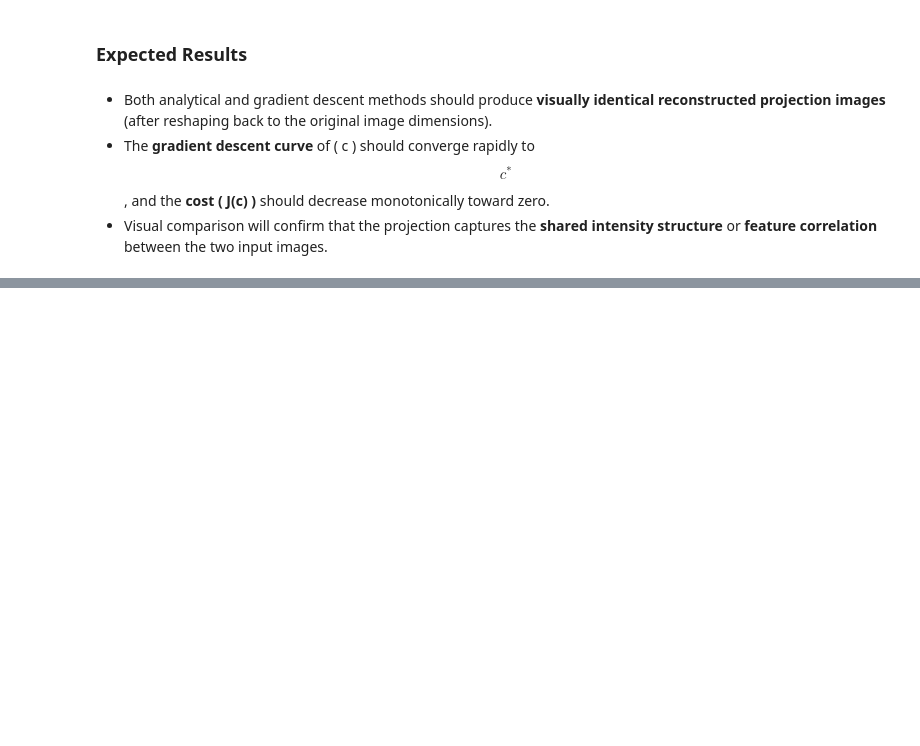
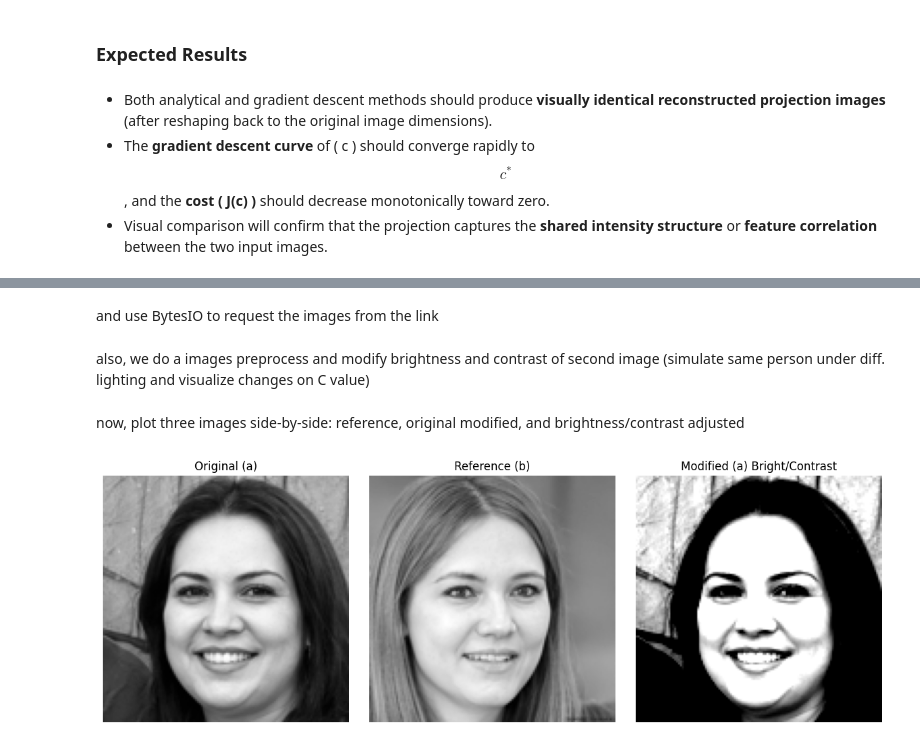
Before and after one commit to Macreat/MLT-LR, a Jupyter notebook: PYDevEnv/devContent/tasks/2cndTask/2cndTask.ipynb, the cells around one changed output, grey strips where cells are left out. Cells and saved outputs as stored; diff of their text form; code cells hidden in the pictures; blank space fills up the shorter version.

Commit message:
images upload

```diff
--- a/PYDevEnv/devContent/tasks/2cndTask/2cndTask.ipynb
+++ b/PYDevEnv/devContent/tasks/2cndTask/2cndTask.ipynb
@@ -591,0 +604,40 @@ $$
+# %%
+url_ref = "https://thispersondoesnotexist.com/"
+url_mod = "https://thispersondoesnotexist.com/"
+# %% [markdown]
+and use BytesIO to request the images from the link
+# %%
+
+img_ref = Image.open(BytesIO(requests.get(url_ref).content)).convert("L").resize((128, 128))
+img_mod = Image.open(BytesIO(requests.get(url_mod).content)).convert("L").resize((128, 128))
+# %% [markdown]
+also, we do a images preprocess and modify brightness and contrast of second image (simulate same person under diff. lighting and visualize changes on C value)
+# %%
+# Modify brightness and contrast of second image (simulate same person under diff. lighting)
+img_mod1 = ImageEnhance.Brightness(img_mod).enhance(17.7 )
+img_mod1 = ImageEnhance.Contrast(img_mod).enhance(3.3)
+# %% [markdown]
+now,  plot three images side-by-side: reference, original modified, and brightness/contrast adjusted
+# %%
+
+plt.figure(figsize=(12, 4))
+
+plt.subplot(1, 3, 2)
+plt.imshow(img_ref, cmap='gray')
+plt.title('Reference (b)')
+plt.axis('off')
+
+plt.subplot(1, 3, 1)
+plt.imshow(img_mod, cmap='gray')
+plt.title('Original (a)')
+plt.axis('off')
+
+plt.subplot(1, 3, 3)
+plt.imshow(img_mod1, cmap='gray')
+plt.title('Modified (a) Bright/Contrast')
+plt.axis('off')
+
+plt.tight_layout()
+plt.show()
+# %% [output]
+[figure, added]
```
Also changed, not shown: parts of 4 cells of this notebook.
